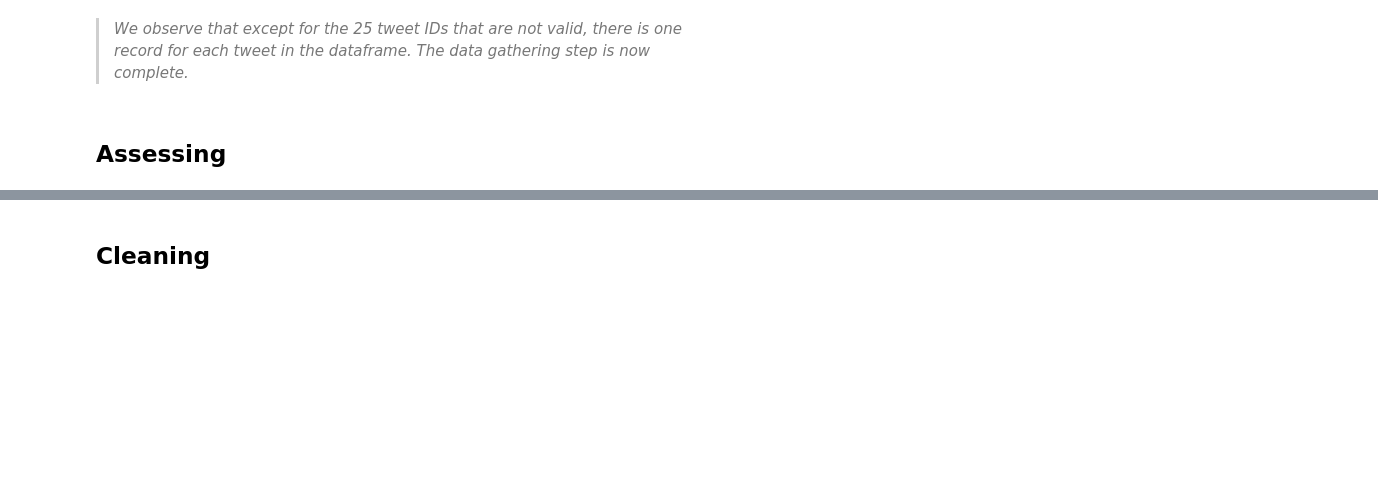
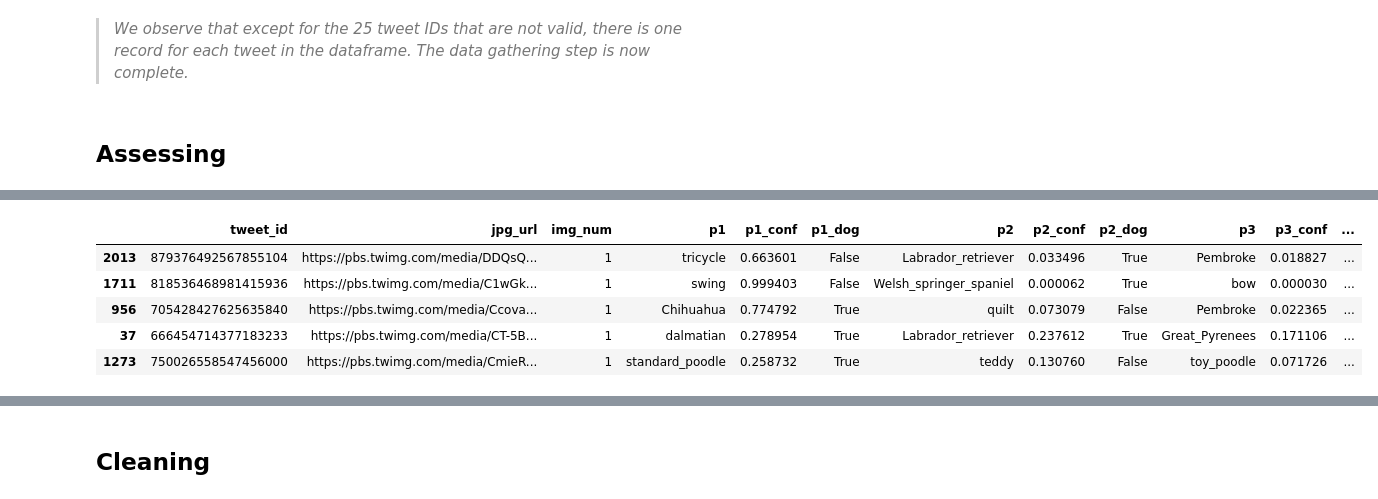
Before and after one commit to jyothirupa/dog-rates-data-wrangling, a Jupyter notebook: wrangle_act.ipynb, the cells around one changed output, grey strips where cells are left out. Saved outputs shown, nothing was run; the diff lists cells and outputs as text; code cells hidden in the pictures; blank space fills up the shorter version.

```diff
--- a/wrangle_act.ipynb
+++ b/wrangle_act.ipynb
@@ -190,0 +298,9 @@ additional_data_df.shape
+# %%
+image_predictions_df.sample(5)
+# %% [output]
+|  | tweet_id | jpg_url | img_num | p1 | p1_conf | p1_dog | p2 | p2_conf | p2_dog | p3 | p3_conf | ... |
+| 2013 | 879376492567855104 | https://pbs.twimg.com/media/DDQsQ... | 1 | tricycle | 0.663601 | False | Labrador_retriever | 0.033496 | True | Pembroke | 0.018827 | ... |
+| 1711 | 818536468981415936 | https://pbs.twimg.com/media/C1wGk... | 1 | swing | 0.999403 | False | Welsh_springer_spaniel | 0.000062 | True | bow | 0.000030 | ... |
+| 956 | 705428427625635840 | https://pbs.twimg.com/media/Ccova... | 1 | Chihuahua | 0.774792 | True | quilt | 0.073079 | False | Pembroke | 0.022365 | ... |
+| 37 | 666454714377183233 | https://pbs.twimg.com/media/CT-5B... | 1 | dalmatian | 0.278954 | True | Labrador_retriever | 0.237612 | True | Great_Pyrenees | 0.171106 | ... |
+| 1273 | 750026558547456000 | https://pbs.twimg.com/media/CmieR... | 1 | standard_poodle | 0.258732 | True | teddy | 0.130760 | False | toy_poodle | 0.071726 | ... |
```
Also changed, not shown: parts of 55 cells of this notebook.
